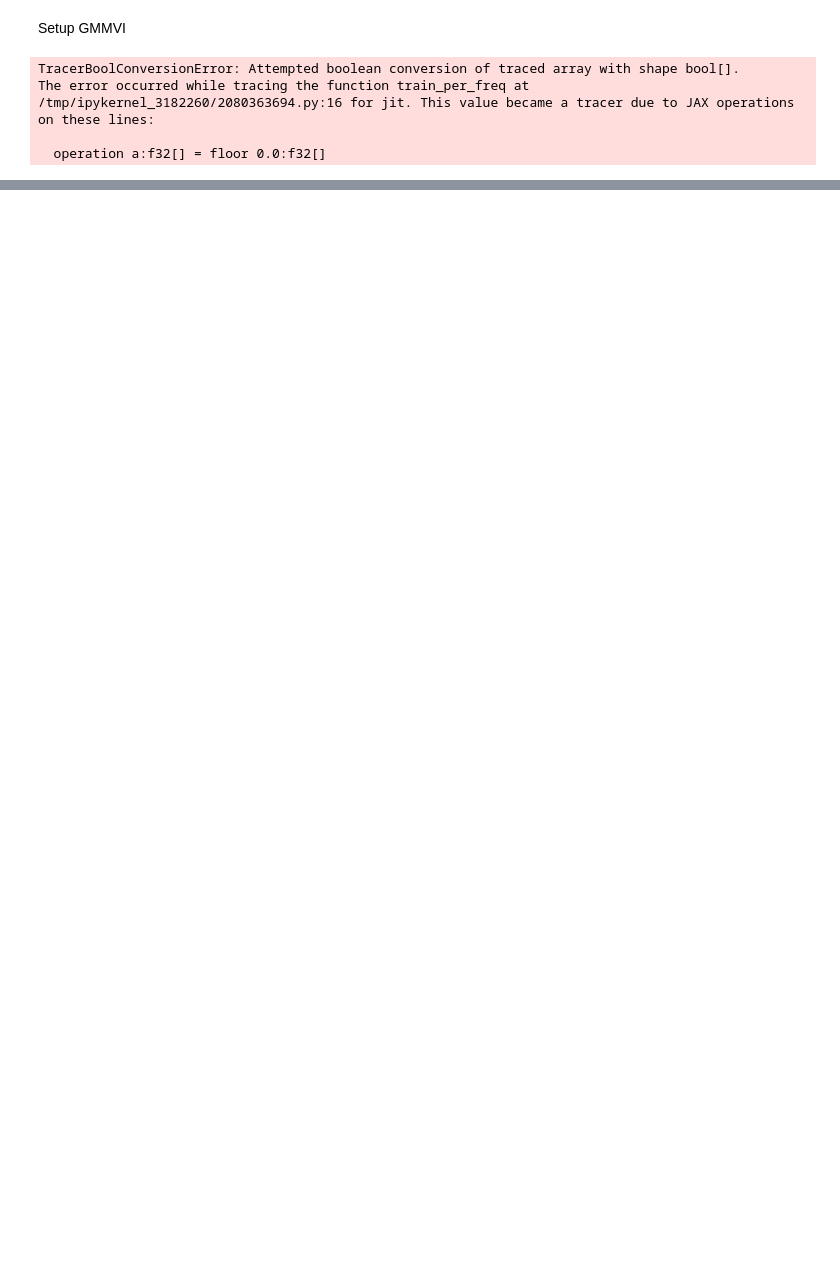
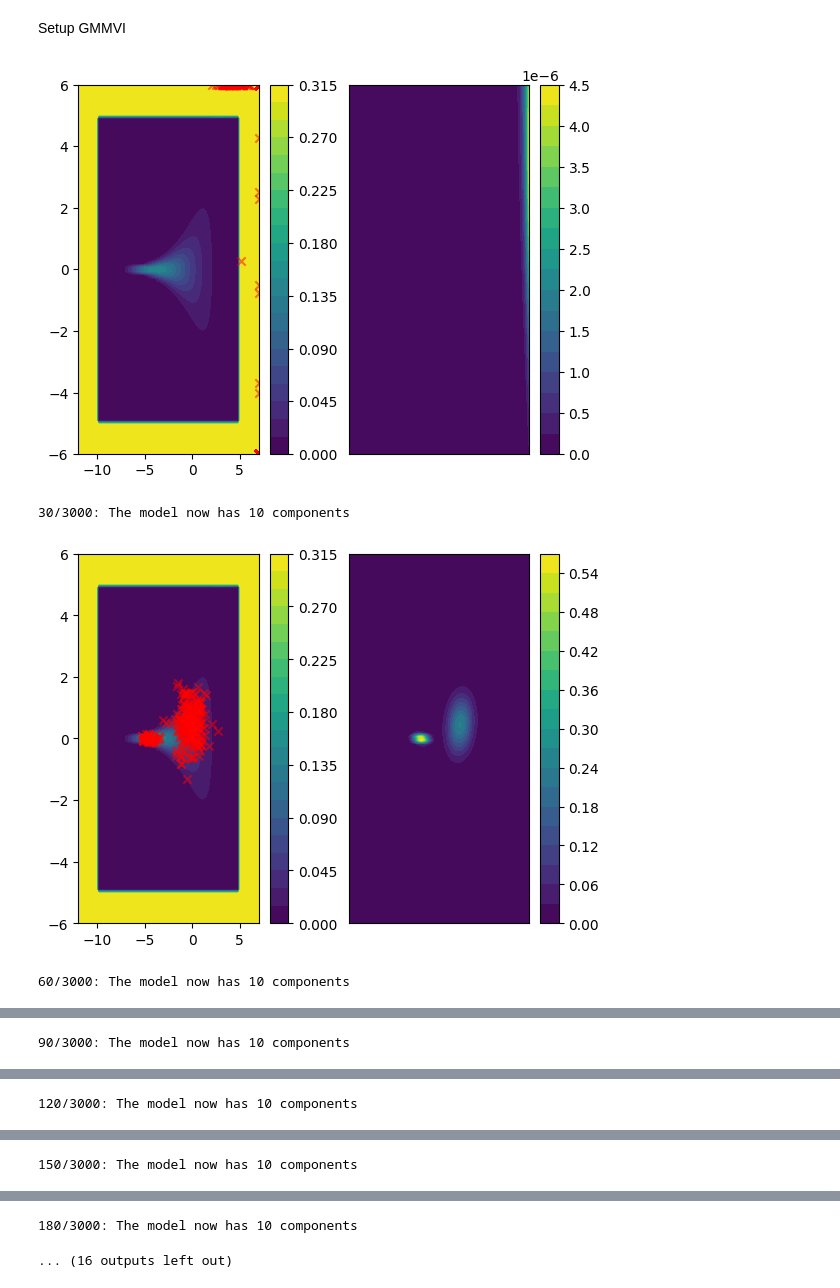
Before and after one commit to jeongsukchul/distributionally_robust_learning, a Jupyter notebook: learning/module/gmmvi/gmmvi_test.ipynb, the cells around one changed output, grey strips where cells are left out. Saved outputs shown, nothing was run; the diff lists cells and outputs as text; code cells hidden in the pictures; blank space fills up the shorter version.

```diff
--- a/learning/module/gmmvi/gmmvi_test.ipynb
+++ b/learning/module/gmmvi/gmmvi_test.ipynb
@@ -159,8 +30,9 @@ from learning.module.gmmvi.network import create_gmm_network_and_state
 
 dim=2
 key= jax.random.PRNGKey(0)
+num_envs=128
 batch_size=1024
-initial_train_state, gmm_network = create_gmm_network_and_state(dim, batch_size, key)
+initial_train_state, gmm_network = create_gmm_network_and_state(dim, num_envs, batch_size, key)
 # %%
 
 from learning.module.gmmvi.network import GMMTrainingState
@@ -268,7 +140,7 @@ logger = {
     "stats/wallclock": [],
     "stats/nfe": [],
 }
-def eval_fn(samples, log_ratio, target_log_prob, fwd_log_ratio, n_eval_samples):
+def eval_fn(samples, log_ratio, target_log_prob, fwd_log_ratio, n_eval_samples, model_log_prob_fn):
     ln_z = jax.nn.logsumexp(log_ratio) - jnp.log(n_eval_samples)
     elbo = jnp.mean(log_ratio)
 
@@ -291,7 +163,7 @@ def eval_fn(samples, log_ratio, target_log_prob, fwd_log_ratio, n_eval_samples):
     #     logger['KL/eubo'].append(eubo)
     #     logger['ESS/forward'].append(fwd_ess)
 
-    logger.update(target.visualise(samples=samples, show=True))
+    logger.update(target.visualise(samples=samples, model_log_prob_fn=model_log_prob_fn ,show=True))
 
     # if cfg.compute_emc and cfg.target.has_entropy:
     #     logger['other/EMC'].append(target.entropy(samples))
@@ -309,41 +181,56 @@ def eval_fn(samples, log_ratio, target_log_prob, fwd_log_ratio, n_eval_samples):
 # %%
 iterations = 3000
 seed=0
 num_evals = 100
 eval_freq = iterations//num_evals
 n_eval_samples= 1000
 target_samples = target.sample(jax.random.PRNGKey(0), (n_eval_samples,))
-target._plot_bound
-low = jnp.array([-target._plot_bound, -target._plot_bound])
-high = jnp.array([target._plot_bound, target._plot_bound])
 target_log_prob = jax.jit(lambda x : target.log_prob(x))
 rng =jax.random.PRNGKey(seed)
 key, rng = jax.random.split(rng)
 timer = 0
 state = initial_train_state
 
-def train_per_freq(state, key):
-    for i in range(eval_freq):
-        key, subkey = jax.random.split(key)
-        state = train_iter(state, subkey, target_log_prob)
+def _insert_buffer(train_state: GMMTrainingState, key: chex.Array, target_log_prob_fn):
+    def get_target_grads(samples: chex.Array) -> Tuple[chex.Array, chex.Array]:
+        samples = jnp.clip(samples, low, high)
+        target, gradient = jax.vmap(jax.value_and_grad(target_log_prob_fn))(samples)
+        return gradient, target
+    key, subkey = jax.random.split(key)
+    new_samples, mapping = gmm_network.sample_selector.select_samples(train_state.model_state,
+                                        subkey)
+    new_target_grads, new_target_lnpdfs = get_target_grads(new_samples)
+    new_sample_db_state = gmm_network.sample_selector.save_samples(train_state.model_state, train_state.sample_db_state, new_samples, new_target_lnpdfs, new_target_grads, mapping)
+    return train_state._replace(sample_db_state=new_sample_db_state)
+def _train(carry, _):
+    state, key = carry
+    key, subkey = jax.random.split(key)
+    state = train_iter(state, subkey, target_log_prob)
+    return (state, key), _
 
-for step in range(0, iterations, eval_freq):
+for _ in range(batch_size//num_envs):
+    key, subkey = jax.random.split(key)
+    state = _insert_buffer(state, key, target_log_prob)
+
+for step in range(0, iterations):
     iter_time = time()
     key, subkey = jax.random.split(key)
+
     # state = train_iter(state, subkey, target_log_prob)
-    state = jax.jit(train_per_freq)(state, subkey)
+    (state, _), _ = jax.lax.scan(_train, (state, subkey), (), length=eval_freq)
+    step+=eval_freq
     timer += time() - iter_time
     if (step % eval_freq == 0) or (step == iterations - 1):
         key, subkey = jax.random.split(key)
         logger = eval_fn(*eval(subkey, state, target_log_prob, n_eval_samples, target_samples))
         logger["stats/step"].append(step)
         logger["stats/wallclock"].append(timer)
         logger['stats/num_samples'] = [state.sample_db_state.num_samples_written]
         logger['stats/num_components'] = [state.model_state.gmm_state.num_components]
         print(f"{step}/{iterations}: "
                 f"The model now has {state.model_state.gmm_state.num_components} components ")
 # %% [output]
+[figure, added]
-TracerBoolConversionError: Attempted boolean conversion of traced array with shape bool[].
-The error occurred while tracing the function train_per_freq at /tmp/ipykernel_3182260/2080363694.py:16 for jit. This value became a tracer due to JAX operations on these lines:
-
-  operation a:f32[] = floor 0.0:f32[]
+30/3000: The model now has 10 components
+[figure, added]
+60/3000: The model now has 10 components
@@ -349,0 +238 @@ The error occurred while tracing the function train_per_freq at /tmp/ipykernel_3
+90/3000: The model now has 10 components
@@ -349,0 +240 @@ The error occurred while tracing the function train_per_freq at /tmp/ipykernel_3
+120/3000: The model now has 10 components
@@ -349,0 +242 @@ The error occurred while tracing the function train_per_freq at /tmp/ipykernel_3
+150/3000: The model now has 10 components
@@ -349,0 +244,2 @@ The error occurred while tracing the function train_per_freq at /tmp/ipykernel_3
+180/3000: The model now has 10 components
+... (16 outputs left out)
```
Also changed, not shown: parts of 3 cells of this notebook, 23 other files.
